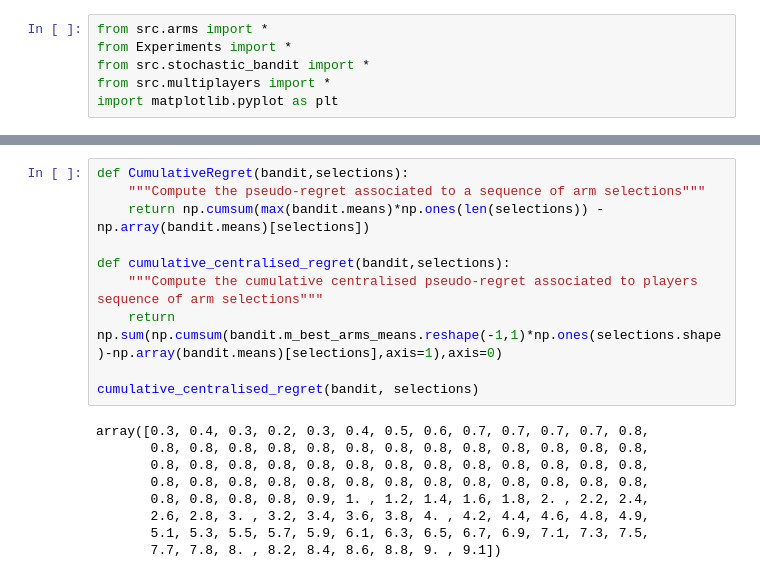
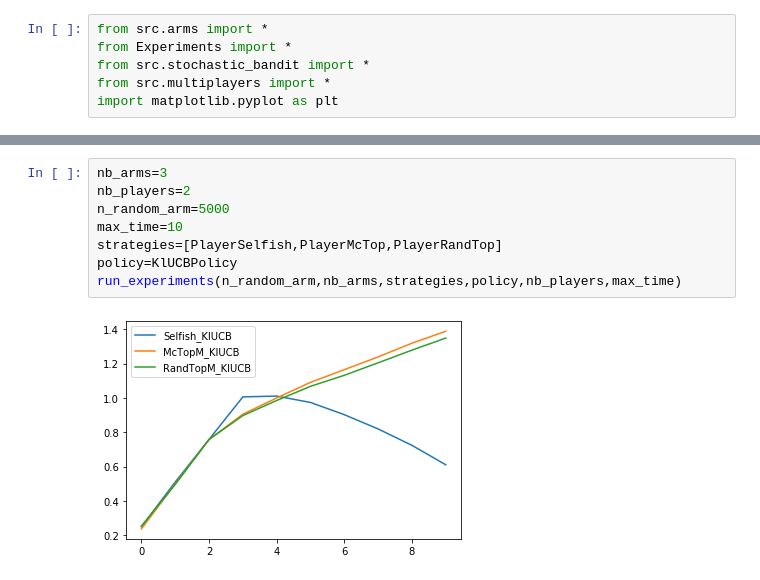
Before and after one commit to juliennonin/multiplayer-bandits, a Jupyter notebook: multiBanditNotebook.ipynb, the cells around one changed output, grey strips where cells are left out. Cells and saved outputs as stored; diff of their text form.

```diff
--- a/multiBanditNotebook.ipynb
+++ b/multiBanditNotebook.ipynb
@@ -33,19 +32,10 @@ array([0.3, 0.4, 0.3, 0.2, 0.3, 0.4, 0.5, 0.6, 0.7, 0.7, 0.7, 0.7, 0.8,
-# %%
-def CumulativeRegret(bandit,selections):
-    """Compute the pseudo-regret associated to a sequence of arm selections"""
-    return np.cumsum(max(bandit.means)*np.ones(len(selections)) - np.array(bandit.means)[selections])
-
-def cumulative_centralised_regret(bandit,selections):
-    """Compute the cumulative centralised pseudo-regret associated to players sequence of arm selections"""
-    return np.sum(np.cumsum(bandit.m_best_arms_means.reshape(-1,1)*np.ones(selections.shape)-np.array(bandit.means)[selections],axis=1),axis=0)
-
-cumulative_centralised_regret(bandit, selections)
-# %% [output]
-array([0.3, 0.4, 0.3, 0.2, 0.3, 0.4, 0.5, 0.6, 0.7, 0.7, 0.7, 0.7, 0.8,
-       0.8, 0.8, 0.8, 0.8, 0.8, 0.8, 0.8, 0.8, 0.8, 0.8, 0.8, 0.8, 0.8,
-       0.8, 0.8, 0.8, 0.8, 0.8, 0.8, 0.8, 0.8, 0.8, 0.8, 0.8, 0.8, 0.8,
-       0.8, 0.8, 0.8, 0.8, 0.8, 0.8, 0.8, 0.8, 0.8, 0.8, 0.8, 0.8, 0.8,
-       0.8, 0.8, 0.8, 0.8, 0.9, 1. , 1.2, 1.4, 1.6, 1.8, 2. , 2.2, 2.4,
-       2.6, 2.8, 3. , 3.2, 3.4, 3.6, 3.8, 4. , 4.2, 4.4, 4.6, 4.8, 4.9,
-       5.1, 5.3, 5.5, 5.7, 5.9, 6.1, 6.3, 6.5, 6.7, 6.9, 7.1, 7.3, 7.5,
-       7.7, 7.8, 8. , 8.2, 8.4, 8.6, 8.8, 9. , 9.1])
+# %%
+nb_arms=3
+nb_players=2
+n_random_arm=5000
+max_time=10
+strategies=[PlayerSelfish,PlayerMcTop,PlayerRandTop]
+policy=KlUCBPolicy
+run_experiments(n_random_arm,nb_arms,strategies,policy,nb_players,max_time)
+# %% [output]
+[figure, added]
```
Also changed, not shown: parts of 2 cells of this notebook.
